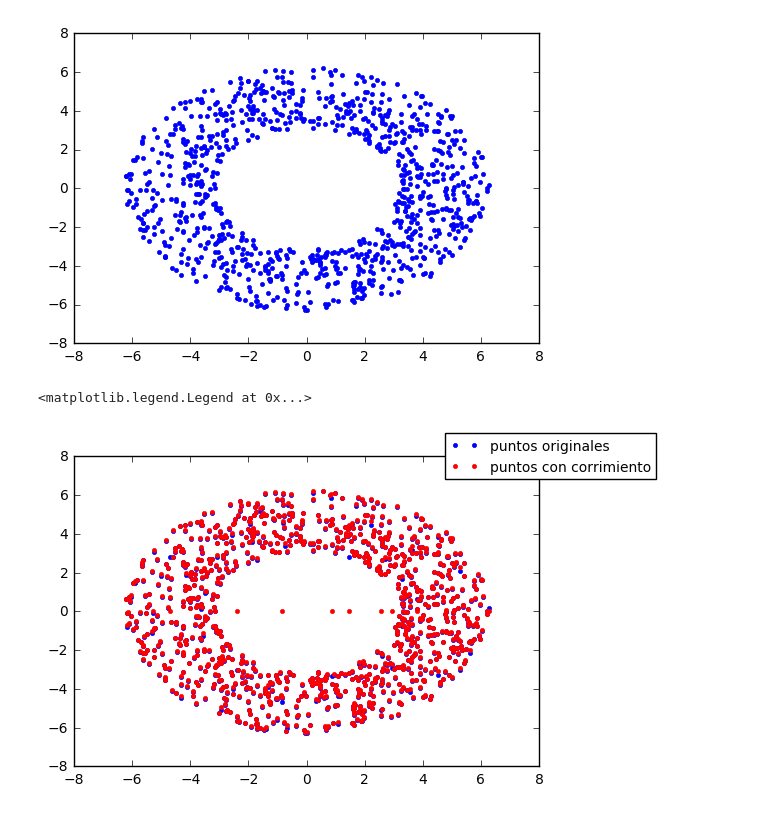
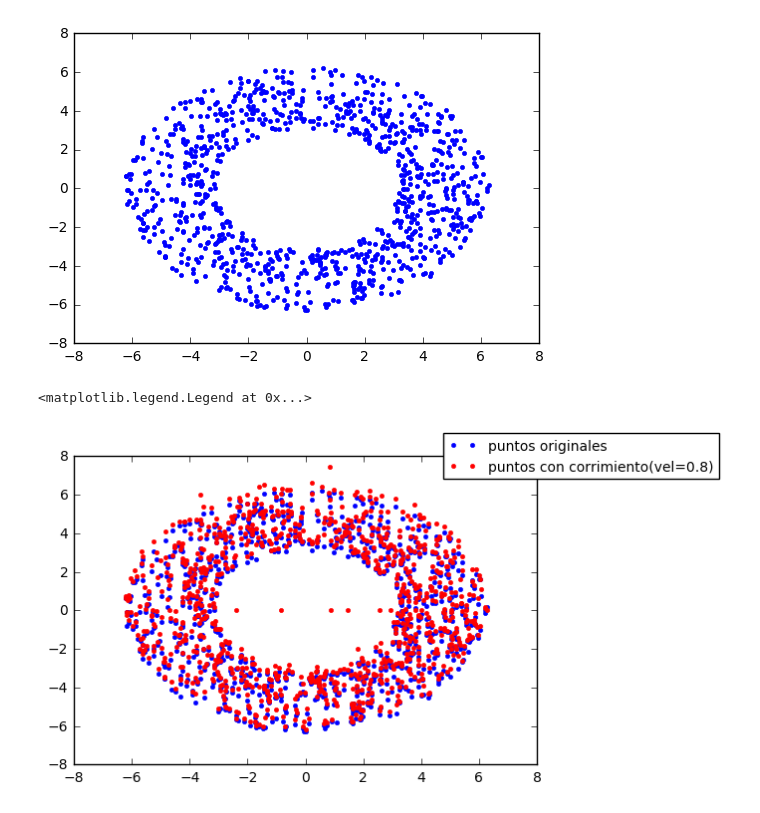
Before and after one commit to Xoca35/Semana-2, a Jupyter notebook: CorrRojo_otros.ipynb, the cells around one changed output. Saved outputs shown, nothing was run; the diff lists cells and outputs as text; code cells hidden in the pictures.

```diff
--- a/CorrRojo_otros.ipynb
+++ b/CorrRojo_otros.ipynb
@@ -14,7 +14,7 @@ def dist(x_d,x_r,y_d,y_r):
 L=20 #tamanio caja
 vecind=L/10 #vecindad a analizar
 np.random.seed(0)
-vel=0.1
+vel=0.8
 
 
 #bins
@@ -51,8 +51,8 @@ for i in range(N1):
             y_shift[i]=y_d[i]+d_min*vel
 # %%
 plt.plot(x_d,y_d,'.',label='puntos originales')
-plt.plot(x_d,y_shift,'.',label='puntos con corrimiento',c='r')
+plt.plot(x_d,y_shift,'.',label='puntos con corrimiento(vel=0.8)',c='r')
 plt.legend(bbox_to_anchor=(0.78, 0.90), loc=0, borderaxespad=0.6,prop={'size':10})
 # %% [output]
 <matplotlib.legend.Legend at 0x...>
-[figure, old version]
+[figure, new version]
```
Also changed, not shown: parts of 13 cells of this notebook.
